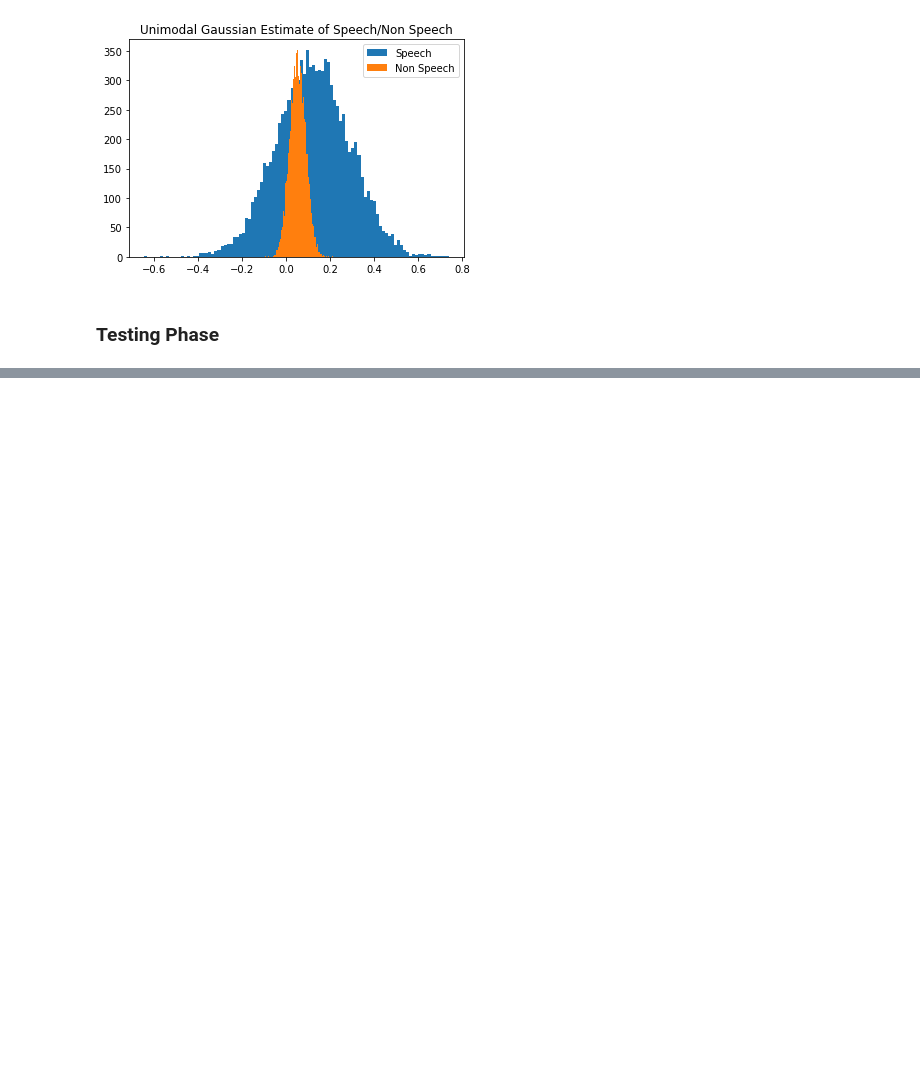
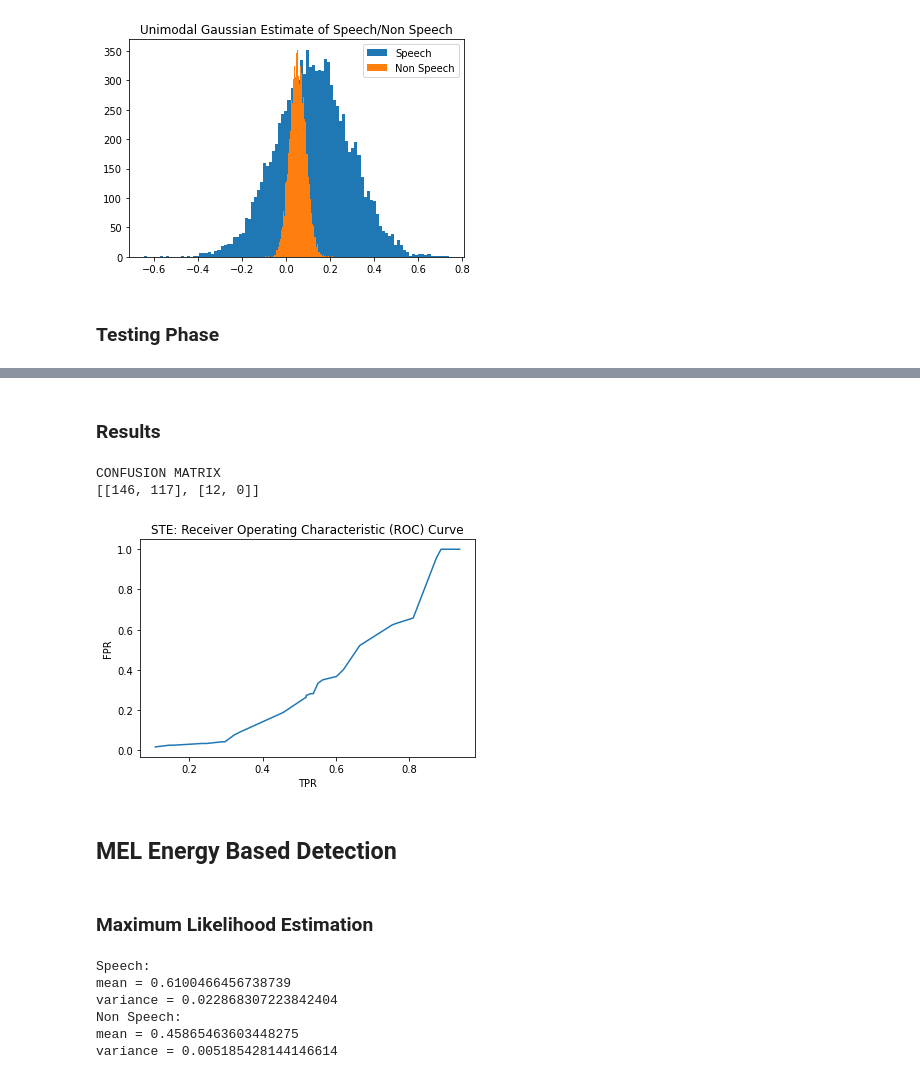
Before and after one commit to its-rajesh/Pattern-Recognition, a Jupyter notebook: PRA1Q1.ipynb, the cells around one changed output, grey strips where cells are left out. Saved outputs shown, nothing was run; the diff lists cells and outputs as text; code cells hidden in the pictures; blank space fills up the shorter version.

```diff
--- a/PRA1Q1.ipynb
+++ b/PRA1Q1.ipynb
@@ -147,4 +154,7 @@ plt.show()
 # %%
 p = []
 for xi in test_ste[0]:
-  p.append(probability_x_given_y(xi, ste_speech))
+  p.append(pdf(xi, ste_mean_s, np.sqrt(ste_var_s)))
+
+min, max = np.min(p), np.max(p)
+min, max
@@ -154,0 +163,35 @@ test_ste[0][1]
+# %%
+threshold = np.random.uniform(min, max, size=(100,))
+threshold = sorted(threshold)
+# %% [markdown]
+### Results
+# %%
+TP, FP, TN, FN = [], [], [], []
+for t in threshold:
+  y_predicted = [1 if i > t else 0 for i in p]
+  w, x, y, z = scores(test_gt[0], y_predicted)
+  TP.append(w)
+  FP.append(x)
+  TN.append(y)
+  FN.append(z)
+# %%
+print('CONFUSION MATRIX')
+print([[TP[10], FP[10]],[FN[10], TN[10]]])
+# %% [output]
+CONFUSION MATRIX
+[[146, 117], [12, 0]]
+# %%
+TPR, FPR = [], []
+for i in range(len(threshold)):
+  TPR.append(sensitivity(TP[i], FN[i]))
+  FPR.append(1 - specificity(TN[i], FP[i]))
+# %%
+plt.plot(TPR, FPR)
+plt.xlabel('TPR')
+plt.ylabel('FPR')
+plt.title('STE: Receiver Operating Characteristic (ROC) Curve')
+plt.show()
+# %% [output]
+[figure, added]
+# %% [markdown]
+## **MEL Energy Based Detection**
@@ -154,0 +200,18 @@ test_ste[0][1]
+# %% [markdown]
+### Maximum Likelihood Estimation
+# %%
+mel_mean_s = np.mean(mel_speech)
+mel_mean_ns = np.mean(mel_nonspeech)
+
+mel_var_s = np.var(mel_speech)
+mel_var_ns = np.var(mel_nonspeech)
+
+print('Speech:\nmean = {}\nvariance = {}'.format(mel_mean_s, mel_var_s))
+print('Non Speech:\nmean = {}\nvariance = {}'.format(mel_mean_ns, mel_var_ns))
+# %% [output]
+Speech:
+mean = 0.6100466456738739
+variance = 0.022868307223842404
+Non Speech:
+mean = 0.45865463603448275
+variance = 0.005185428144146614
```
Also changed, not shown: parts of 19 cells of this notebook.
